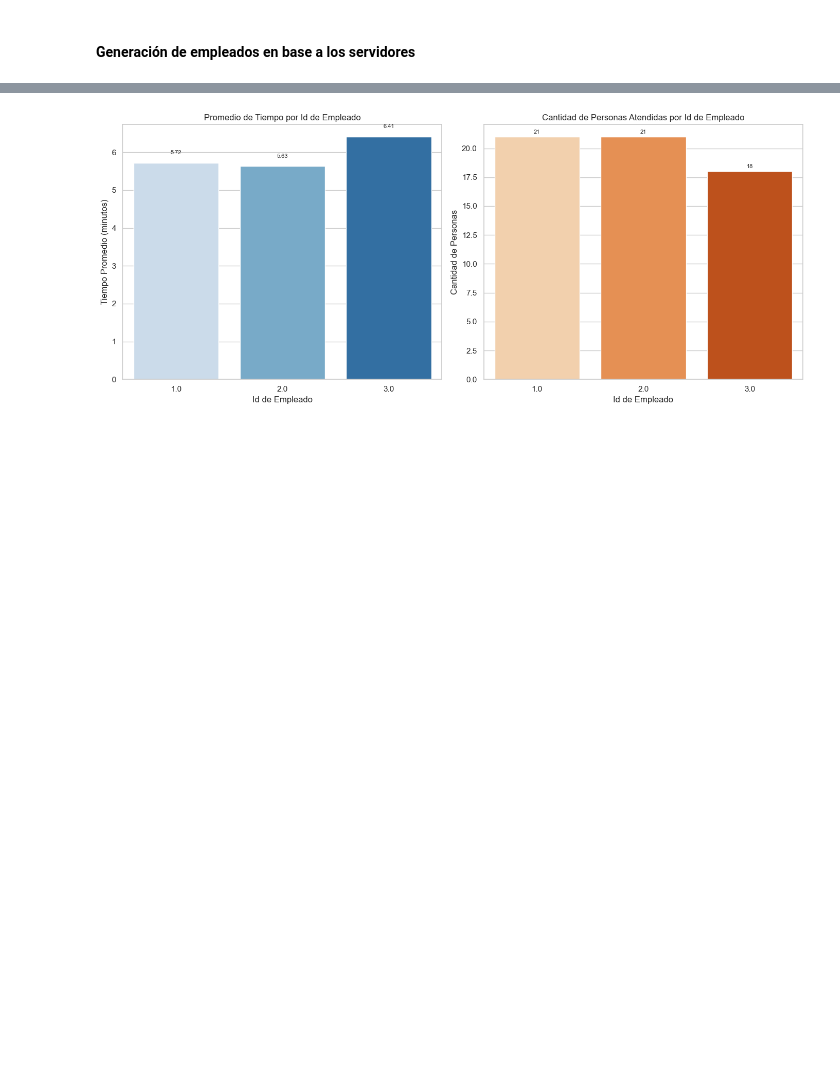
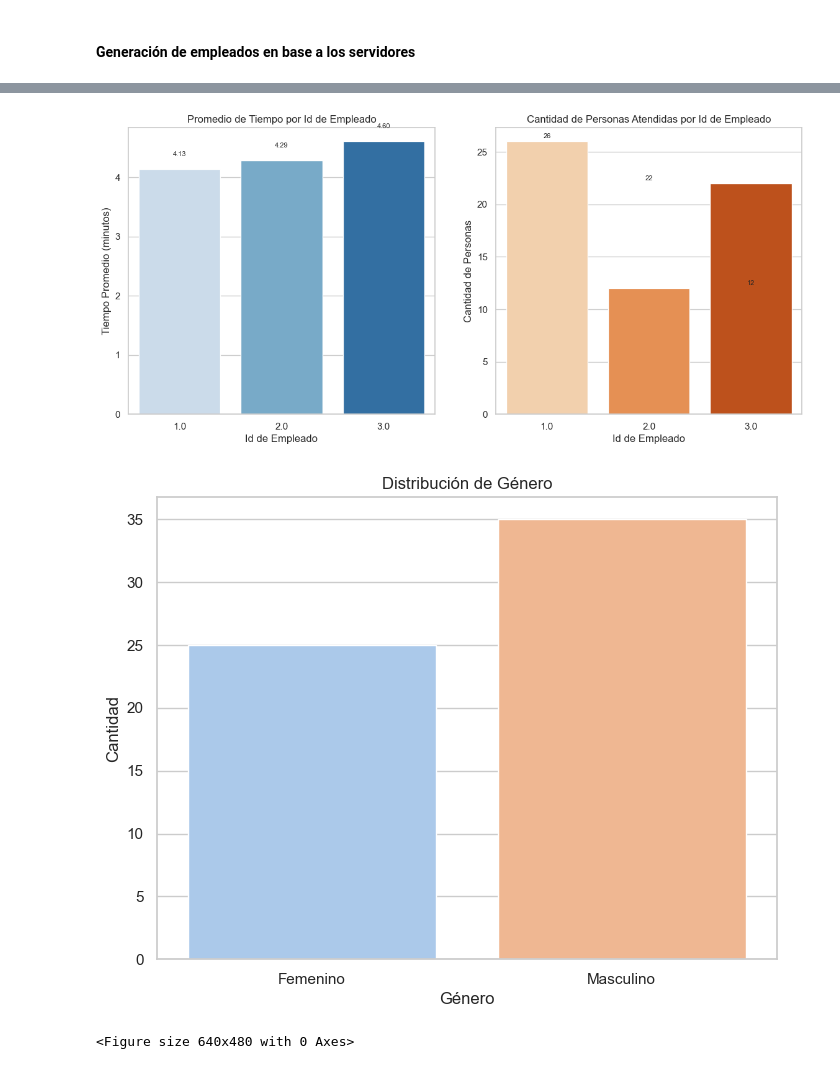
Before and after one commit to cmmz22173/SimuladorCineTeoriaSimulacion, a Jupyter notebook: Simulacion de cine.ipynb, the cells around one changed output, grey strips where cells are left out. Cells and saved outputs as stored; diff of their text form; code cells hidden in the pictures; blank space fills up the shorter version.

```diff
--- a/Simulacion de cine.ipynb
+++ b/Simulacion de cine.ipynb
@@ -17,0 +36,3 @@ import seaborn as sns
+# %%
+min=14
+max=60
@@ -17,0 +41,2 @@ import seaborn as sns
+# %%
+tiempo_general_empleado=3
@@ -25,9 +73,9 @@ class Persona:
     def __init__(self):
         Persona.ultimo_id += 1
         self.id = Persona.ultimo_id
-        self.edad = random.randint(14, 60)
+        self.edad = random.randint(min, max)
         self.genero = random.choice(["Femenino", "Masculino"])
-        self.nivel_paciencia = random.randint(1, 3)
+        self.nivel_paciencia = random.randint(min_nivel_paciencia, max_nivel_paciencia)
 
     def tiempo_decidir(self):
         return self.edad * 0.02 + self.nivel_paciencia
@@ -84,7 +128,7 @@ class Empleado:
         self.id = Empleado.ultimo_id
         self.experiencia = random.randint(50, 100) / 100  # Genera un número entre 50 y 100 y lo convierte en decimal
         #donde 100:0 experiencia, 99:1 de experiencia, y seguido hasta 50:50 de experiencia.
-        self.tiempo_general = 5
+        self.tiempo_general = tiempo_general_empleado
 
     def tiempo_promedio(self):
         return self.tiempo_general * self.experiencia
@@ -168,31 +210,43 @@ cantidad_personas.columns = ['Id_Empleado', 'Cantidad_Personas']
 
 # Configuración de estilo de seaborn
 sns.set(style="whitegrid")
 
 # Crear las gráficas
 fig, axes = plt.subplots(nrows=1, ncols=2, figsize=(14, 6))
 
 # Gráfica del promedio de tiempo por Id de Empleado
 sns.barplot(x='Id_Empleado', y='Tiempo_Total_Servicio(Ts)', data=promedio_tiempo, palette='Blues', ax=axes[0])
 axes[0].set_title('Promedio de Tiempo por Id de Empleado')
 axes[0].set_xlabel('Id de Empleado')
 axes[0].set_ylabel('Tiempo Promedio (minutos)')
 
 # Añadir valores en las barras
 for index, value in enumerate(promedio_tiempo['Tiempo_Total_Servicio(Ts)']):
     axes[0].text(index, value + 0.2, f'{value:.2f}', ha='center', va='bottom', fontsize=8)
 
 # Gráfica de la cantidad de personas atendidas por empleado
 sns.barplot(x='Id_Empleado', y='Cantidad_Personas', data=cantidad_personas, palette='Oranges', ax=axes[1])
 axes[1].set_title('Cantidad de Personas Atendidas por Id de Empleado')
 axes[1].set_xlabel('Id de Empleado')
 axes[1].set_ylabel('Cantidad de Personas')
 
 # Añadir valores en las barras
 for index, value in enumerate(cantidad_personas['Cantidad_Personas']):
     axes[1].text(index, value + 0.2, f'{value}', ha='center', va='bottom', fontsize=8)
 
+# Gráfico de barras para la distribución de género
+sns.set(style="whitegrid")
+plt.figure(figsize=(8, 6))
+sns.countplot(x='Genero', data=df_resultados_simulacion, palette='pastel')
+plt.title('Distribución de Género')
+plt.xlabel('Género')
+plt.ylabel('Cantidad')
+plt.show()
+
+
 plt.tight_layout()
 plt.show()
 # %% [output]
-[figure, old version]
+[figure, new version]
+[figure, added]
+<Figure size 640x480 with 0 Axes>
```
Also changed, not shown: parts of 22 cells of this notebook.
